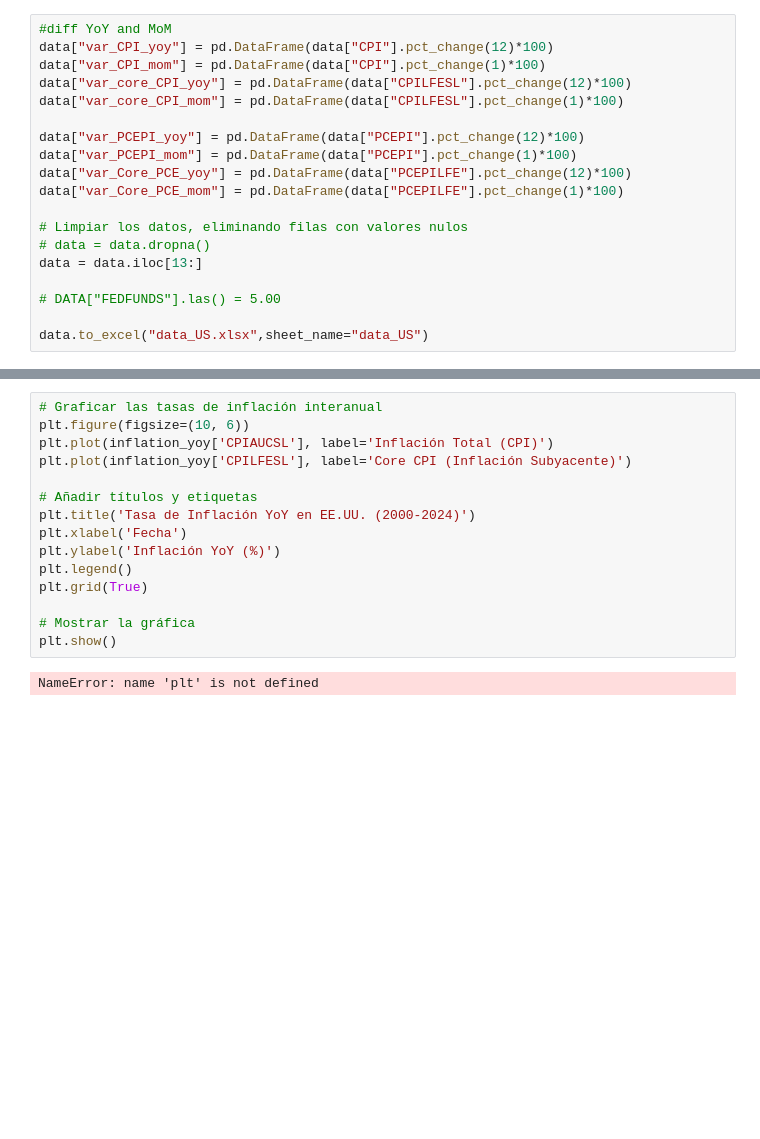
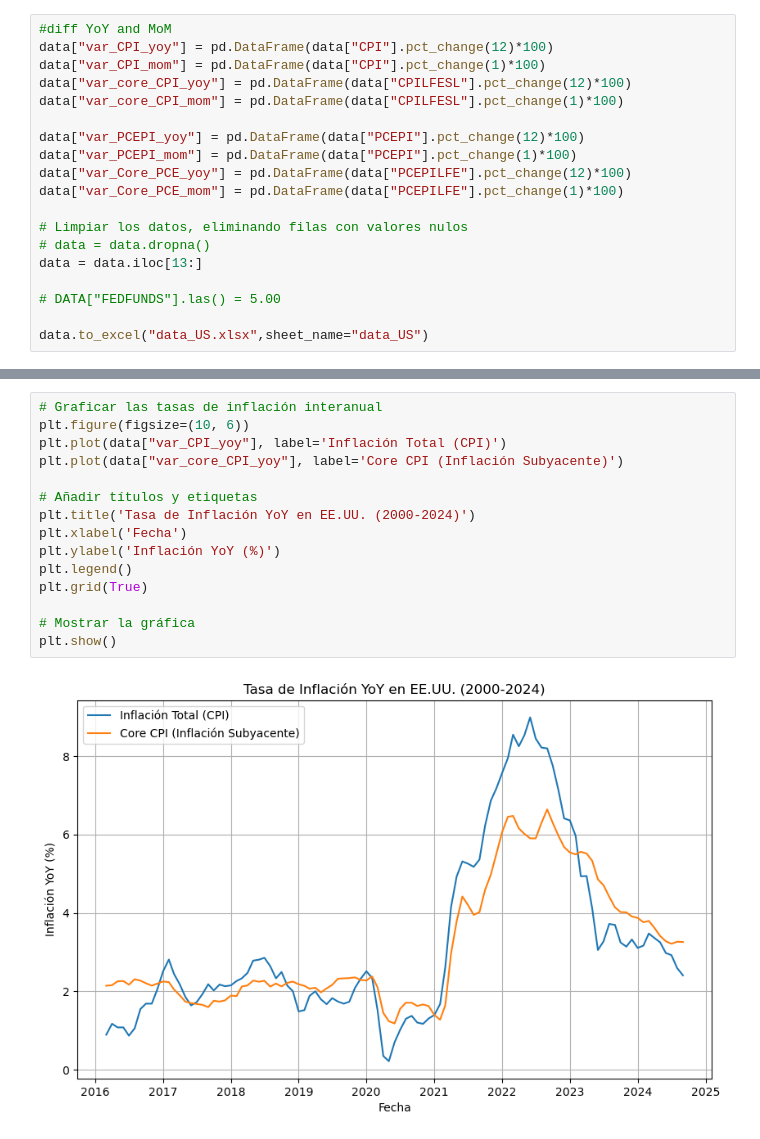
Before and after one commit to jhersoncueva/FIN_ECO, a Jupyter notebook: scrapping/Stock Data Yahoo/data_macrofinance.ipynb, the cells around one changed output, grey strips where cells are left out. Cells and saved outputs as stored; diff of their text form; blank space fills up the shorter version.

```diff
--- a/scrapping/Stock Data Yahoo/data_macrofinance.ipynb
+++ b/scrapping/Stock Data Yahoo/data_macrofinance.ipynb
@@ -71,20 +73,20 @@ data
 # %%
 # Graficar las tasas de inflación interanual
 plt.figure(figsize=(10, 6))
-plt.plot(inflation_yoy['CPIAUCSL'], label='Inflación Total (CPI)')
-plt.plot(inflation_yoy['CPILFESL'], label='Core CPI (Inflación Subyacente)')
+plt.plot(data["var_CPI_yoy"], label='Inflación Total (CPI)')
+plt.plot(data["var_core_CPI_yoy"], label='Core CPI (Inflación Subyacente)')
 
 # Añadir títulos y etiquetas
 plt.title('Tasa de Inflación YoY en EE.UU. (2000-2024)')
 plt.xlabel('Fecha')
 plt.ylabel('Inflación YoY (%)')
 plt.legend()
 plt.grid(True)
 
 # Mostrar la gráfica
 plt.show()
 # %% [output]
-NameError: name 'plt' is not defined
+[figure, added]
 # %%
 import pandas_datareader.data as web
 import pandas as pd
```
Also changed, not shown: parts of 6 cells of this notebook, 2 other files.
